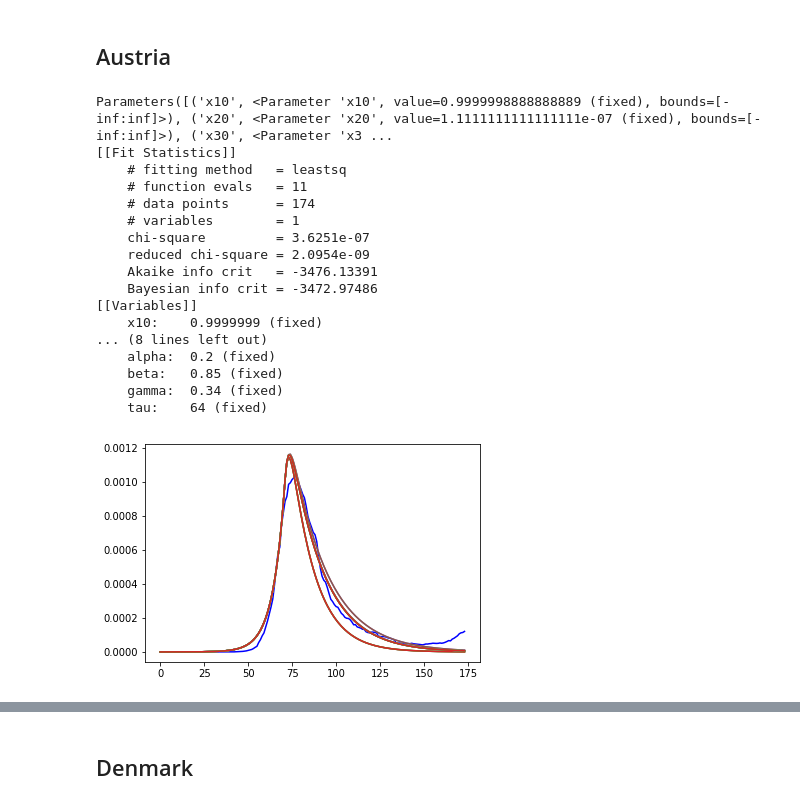
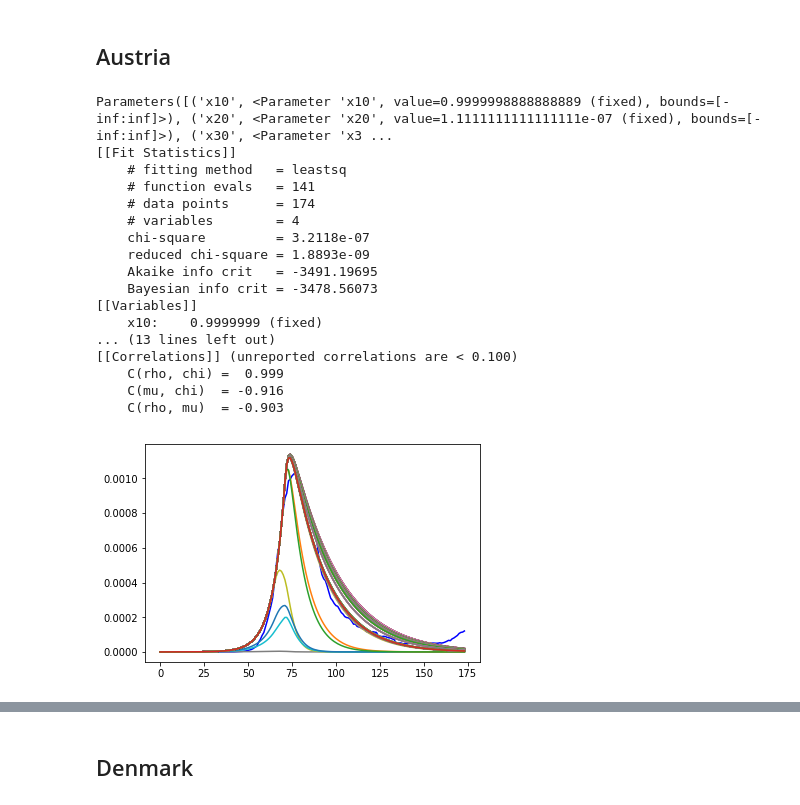
Before and after one commit to daniele-proverbio/assessing_strategies, a Jupyter notebook: Assessing_suppression_measures.ipynb, the cells around one changed output, grey strips where cells are left out. Saved outputs shown, nothing was run; the diff lists cells and outputs as text; code cells hidden in the pictures.

```diff
--- a/Assessing_suppression_measures.ipynb
+++ b/Assessing_suppression_measures.ipynb
@@ -1067,48 +1259,49 @@ x2_measured = AT_active
 
 #plt.figure()
 plt.plot(t_measured, x2_measured, color='b', label='measured data')
 
 # set parameters including bounds; you can also fix parameters (use vary=False)
 params = Parameters()
 params.add('x10', value=x10, vary=False)
 params.add('x20', value=x20, vary=False)
 params.add('x30', value=x30, vary=False)
 params.add('x40', value=x40, vary=False)
 params.add('x50', value=x40, vary=False)
 params.add('x60', value=x40, vary=False)
-params.add('rho', value=0.2, min=0.01, max=0.7)
-params.add('mu', value=0, vary=False) #   min=0.001, max=0.4) #
-params.add('chi', value=0,  vary=False) #  min=0.001,max=0.7)  #
+params.add('rho', value=0.3, min=0.01, max=0.7)
+params.add('mu', value=0, min=0.001, max=0.4) # vary=False) #
+params.add('chi', value=0, min=0.001,max=0.7)  #   vary=False) #
 params.add('alpha', value=alpha, vary=False)
 params.add('beta', value=beta, vary=False)
 params.add('gamma', value=gamma, vary=False)
 params.add('tau', value=64, vary=False)
+params.add('eta', value=0., min=0.001,max=0.3)  # vary=False) #
 
 # fit model
 result = minimize(residual, params, args=(t_measured, x2_measured), method='leastsq')  # leastsq nelder
 # check results of the fit
 print(result.params)
 
 report_fit(result)
 # %% [output]
 Parameters([('x10', <Parameter 'x10', value=0.9999998888888889 (fixed), bounds=[-inf:inf]>), ('x20', <Parameter 'x20', value=1.1111111111111111e-07 (fixed), bounds=[-inf:inf]>), ('x30', <Parameter 'x3 ...
 [[Fit Statistics]]
     # fitting method   = leastsq
-    # function evals   = 11
+    # function evals   = 141
     # data points      = 174
-    # variables        = 1
-    chi-square         = 3.6251e-07
-    reduced chi-square = 2.0954e-09
-    Akaike info crit   = -3476.13391
-    Bayesian info crit = -3472.97486
+    # variables        = 4
+    chi-square         = 3.2118e-07
+    reduced chi-square = 1.8893e-09
+    Akaike info crit   = -3491.19695
+    Bayesian info crit = -3478.56073
 [[Variables]]
     x10:    0.9999999 (fixed)
-... (8 lines left out)
-    alpha:  0.2 (fixed)
-    beta:   0.85 (fixed)
-    gamma:  0.34 (fixed)
-    tau:    64 (fixed)
+... (13 lines left out)
+[[Correlations]] (unreported correlations are < 0.100)
+    C(rho, chi) =  0.999
+    C(mu, chi)  = -0.916
+    C(rho, mu)  = -0.903
-[figure, old version]
+[figure, new version]
 # %%
 AT_N = 9000000
 AT_init_vals = 1 - 1/AT_N, 1/AT_N, 0, 0, 0 ,0    #working with fractions of population
```
Also changed, not shown: parts of 32 cells of this notebook.
